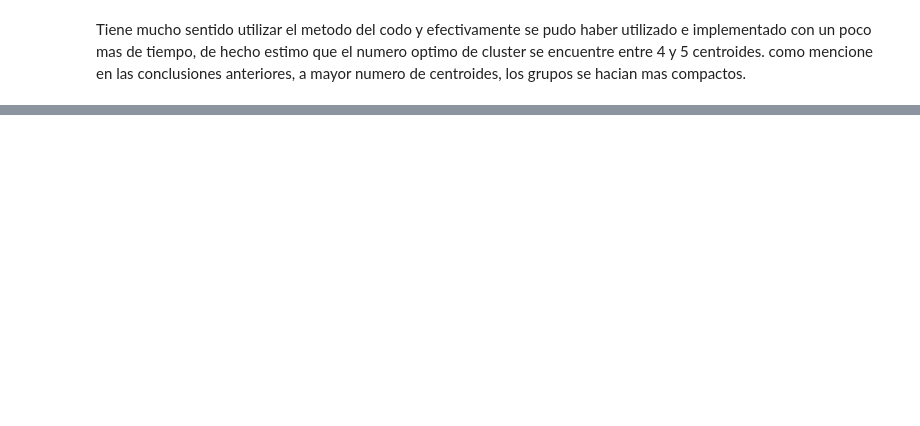
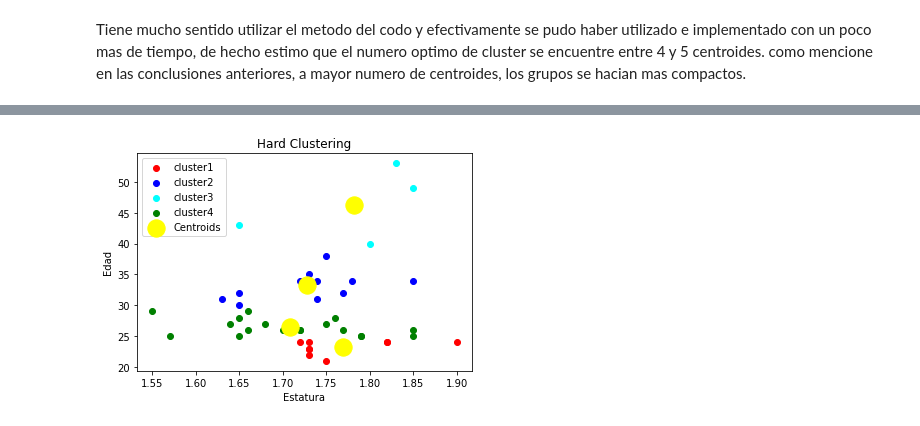
Before and after one commit to JS-DS-coder/CienciaDeDatos2021, a Jupyter notebook: practica_1_SL2.ipynb, the cells around one changed output, grey strips where cells are left out. Cells and saved outputs as stored; diff of their text form; code cells hidden in the pictures; blank space fills up the shorter version.

```diff
--- a/practica_1_SL2.ipynb
+++ b/practica_1_SL2.ipynb
@@ -195,0 +210,4 @@ Tiene mucho sentido utilizar el metodo del codo y efectivamente se pudo haber ut
+# %%
+centroides = HardClustering(dataset,4,20)
+# %% [output]
+[figure, added]
```
Also changed, not shown: parts of 7 cells of this notebook.
